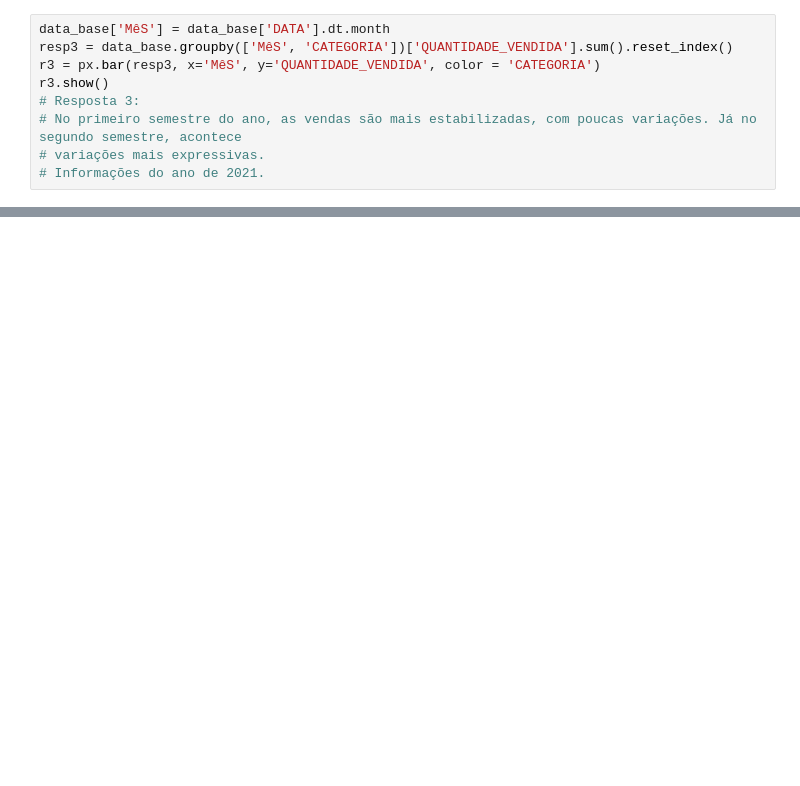
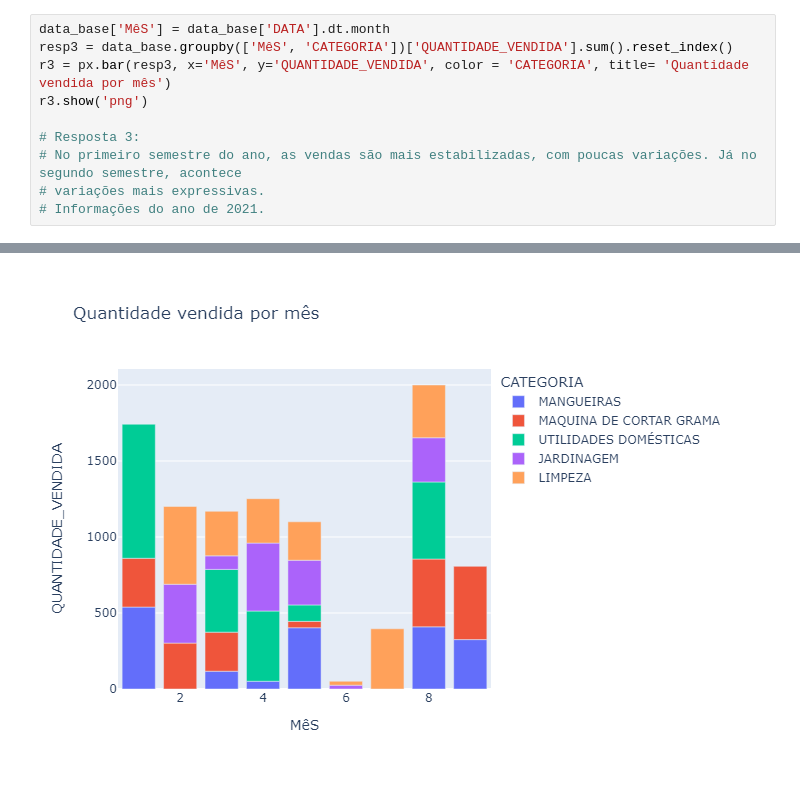
Before and after one commit to RafaelAguida/Desafio-Manchester_Investimentos, a Jupyter notebook: Desafio Manchester.ipynb, the cells around one changed output, grey strips where cells are left out. Drawn from its saved outputs; the diff is of its cells as text; blank space fills up the shorter version.

```diff
--- a/Desafio Manchester.ipynb
+++ b/Desafio Manchester.ipynb
@@ -57,8 +55,9 @@ r2.show()
 # %%
 data_base['MêS'] = data_base['DATA'].dt.month
 resp3 = data_base.groupby(['MêS', 'CATEGORIA'])['QUANTIDADE_VENDIDA'].sum().reset_index()
-r3 = px.bar(resp3, x='MêS', y='QUANTIDADE_VENDIDA', color = 'CATEGORIA')
-r3.show()
+r3 = px.bar(resp3, x='MêS', y='QUANTIDADE_VENDIDA', color = 'CATEGORIA', title= 'Quantidade vendida por mês')
+r3.show('png')
+
 # Resposta 3:
 # No primeiro semestre do ano, as vendas são mais estabilizadas, com poucas variações. Já no segundo semestre, acontece
 # variações mais expressivas.
@@ -68,2 +66,3 @@ r3.show()
+[figure, added]
 # %%
 resp4 = data_base.groupby(['MêS', 'ESTADO'])['QUANTIDADE_VENDIDA'].sum().reset_index()
```
Also changed, not shown: parts of 6 cells of this notebook.
